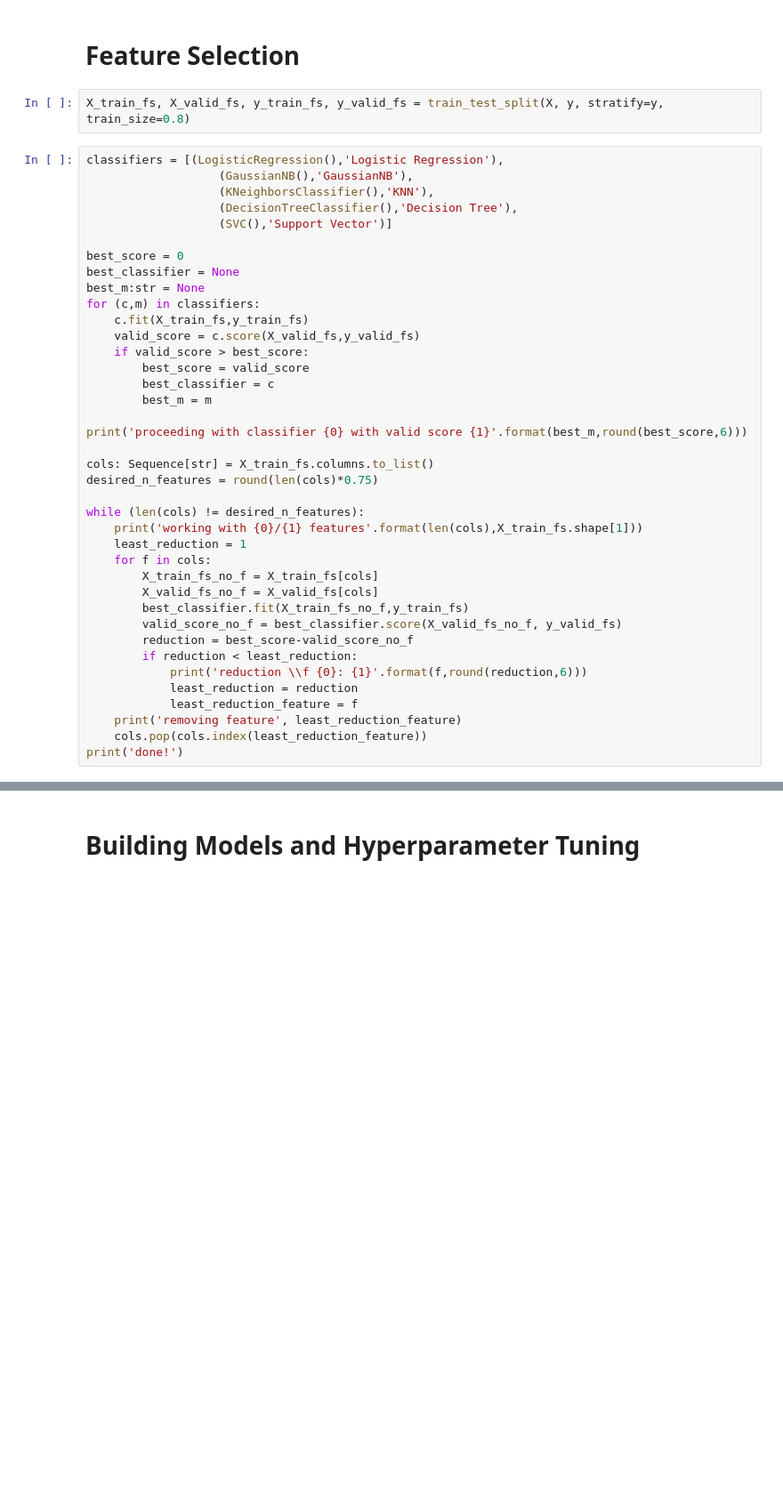
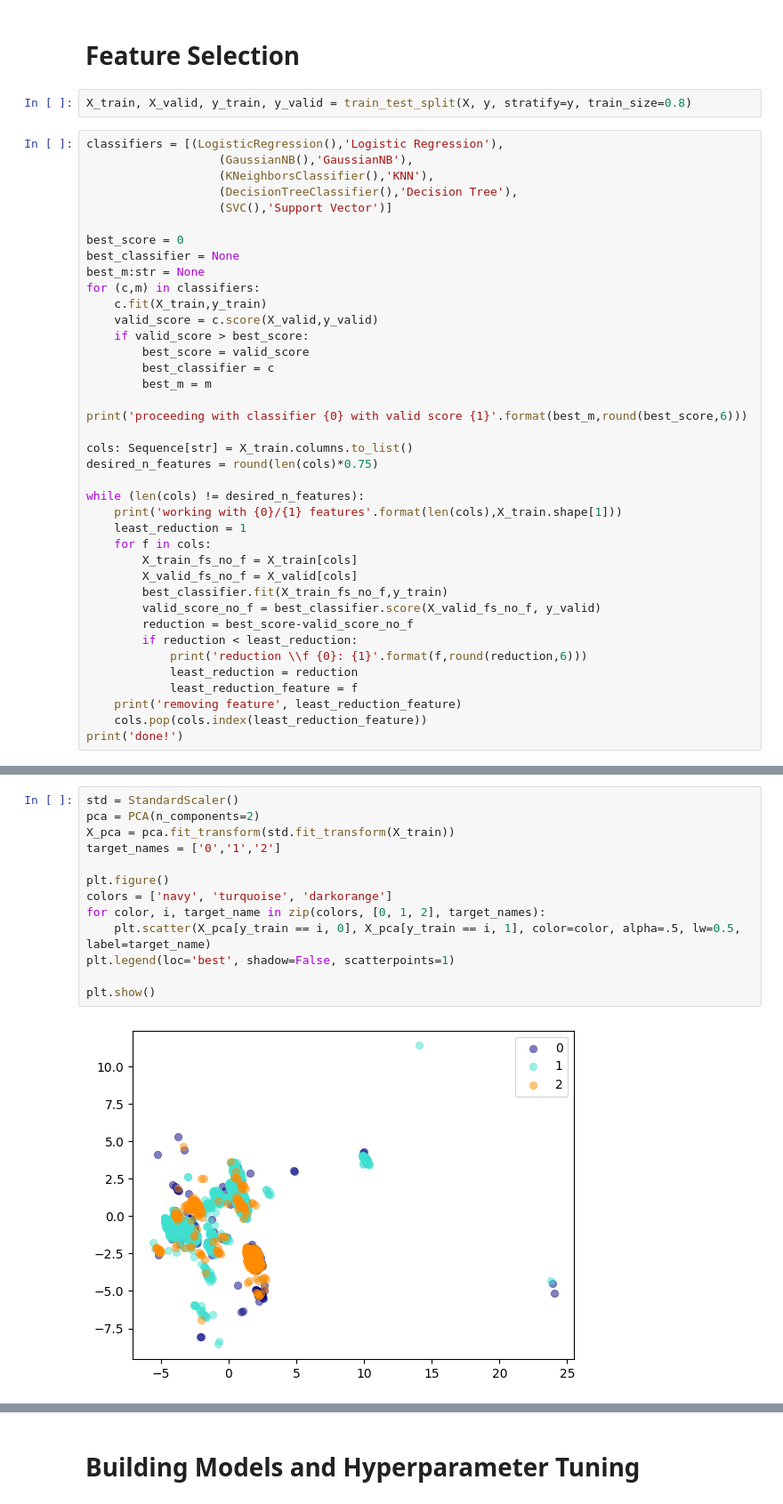
Before and after one commit to efeerhan/cmpt459-courseproject, a Jupyter notebook: project.ipynb, the cells around one changed output, grey strips where cells are left out. Shown at 89% size. Saved outputs shown, nothing was run; the diff lists cells and outputs as text; blank space fills up the shorter version.

```diff
--- a/project.ipynb
+++ b/project.ipynb
@@ -29,7 +35,7 @@ y = train.iloc[:, -1]
 # %% [markdown]
 # Feature Selection
 # %%
-X_train_fs, X_valid_fs, y_train_fs, y_valid_fs = train_test_split(X, y, stratify=y, train_size=0.8)
+X_train, X_valid, y_train, y_valid = train_test_split(X, y, stratify=y, train_size=0.8)
 # %%
 classifiers = [(LogisticRegression(),'Logistic Regression'),
                    (GaussianNB(),'GaussianNB'),
@@ -41,8 +47,8 @@ best_score = 0
 best_classifier = None
 best_m:str = None
 for (c,m) in classifiers:
-    c.fit(X_train_fs,y_train_fs)
-    valid_score = c.score(X_valid_fs,y_valid_fs)
+    c.fit(X_train,y_train)
+    valid_score = c.score(X_valid,y_valid)
     if valid_score > best_score:
         best_score = valid_score
         best_classifier = c
@@ -50,17 +56,17 @@ for (c,m) in classifiers:
 
 print('proceeding with classifier {0} with valid score {1}'.format(best_m,round(best_score,6)))
 
-cols: Sequence[str] = X_train_fs.columns.to_list()
+cols: Sequence[str] = X_train.columns.to_list()
 desired_n_features = round(len(cols)*0.75)
 
 while (len(cols) != desired_n_features):
-    print('working with {0}/{1} features'.format(len(cols),X_train_fs.shape[1]))
+    print('working with {0}/{1} features'.format(len(cols),X_train.shape[1]))
     least_reduction = 1
     for f in cols:
-        X_train_fs_no_f = X_train_fs[cols]
-        X_valid_fs_no_f = X_valid_fs[cols]
-        best_classifier.fit(X_train_fs_no_f,y_train_fs)
-        valid_score_no_f = best_classifier.score(X_valid_fs_no_f, y_valid_fs)
+        X_train_fs_no_f = X_train[cols]
+        X_valid_fs_no_f = X_valid[cols]
+        best_classifier.fit(X_train_fs_no_f,y_train)
+        valid_score_no_f = best_classifier.score(X_valid_fs_no_f, y_valid)
         reduction = best_score-valid_score_no_f
         if reduction < least_reduction:
             print('reduction \\f {0}: {1}'.format(f,round(reduction,6)))
@@ -95,0 +138,15 @@ X_train, X_valid, y_train, y_valid = train_test_split(X,y, train_size=0.8)
+# %%
+std = StandardScaler()
+pca = PCA(n_components=2)
+X_pca = pca.fit_transform(std.fit_transform(X_train))
+target_names = ['0','1','2']
+
+plt.figure()
+colors = ['navy', 'turquoise', 'darkorange']
+for color, i, target_name in zip(colors, [0, 1, 2], target_names):
+    plt.scatter(X_pca[y_train == i, 0], X_pca[y_train == i, 1], color=color, alpha=.5, lw=0.5, label=target_name)
+plt.legend(loc='best', shadow=False, scatterpoints=1)
+
+plt.show()
+# %% [output]
+[figure, added]
```
Also changed, not shown: parts of 27 cells of this notebook.
